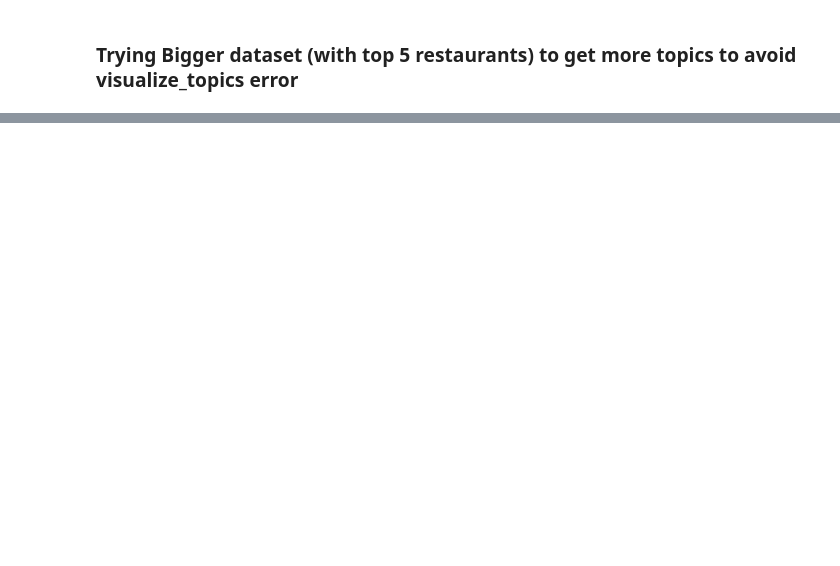
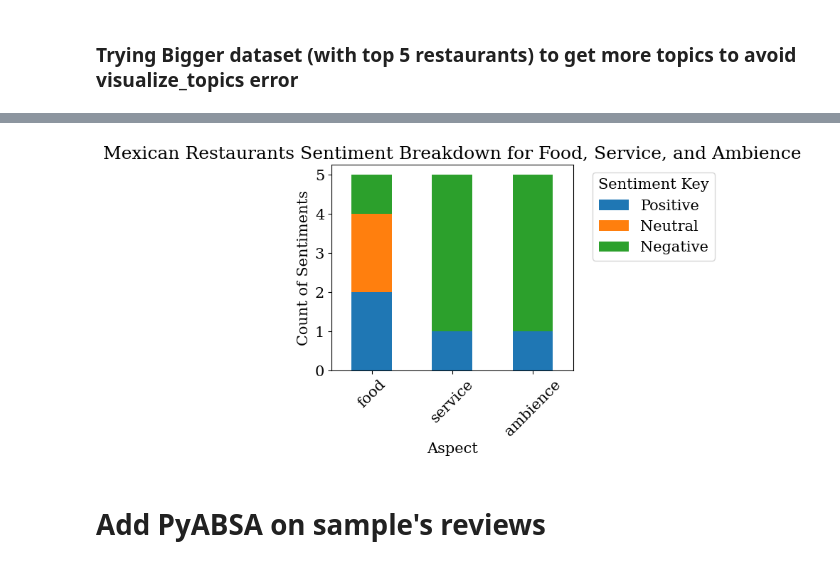
Before and after one commit to mindyng/2024-Business-Projects, a Jupyter notebook: yelp-reviews-analysis.ipynb, the cells around one changed output, grey strips where cells are left out. Drawn from its saved outputs; the diff is of its cells as text; code cells hidden in the pictures; blank space fills up the shorter version.

```diff
--- a/yelp-reviews-analysis.ipynb
+++ b/yelp-reviews-analysis.ipynb
@@ -1220,0 +1497,11 @@ These different embeddings create topics that make more sense because selected w
+# %%
+aspects = ["food", "service", "ambience"]
+
+def absa_general(text):
+
+    d = {}
+    for aspect in aspects:
+        d[aspect] = classifier(text,  text_pair=aspect)[0].get('label')
+    return d
+
+sample2['absa_gen'] = sample2.apply(lambda row: absa_general(row['clean_text']), axis=1)
@@ -1220,0 +1517,7 @@ These different embeddings create topics that make more sense because selected w
+# %%
+# Extract keys and create new columns
+for key in sample2['absa_gen'][0].keys():
+    sample2[key] = sample2['absa_gen'].apply(lambda x: x[key])
+
+# Display the updated DataFrame
+sample2
@@ -1220,0 +1531,43 @@ These different embeddings create topics that make more sense because selected w
+# %%
+# Extract keys and create new columns
+for key in sample2['absa_gen'][0].keys():
+    sample2[key] = sample2['absa_gen'].apply(lambda x: x[key])
+
+# Count occurrences of each sentiment for food, service, and ambience
+sentiments = ['Positive', 'Neutral', 'Negative']
+aspects = ['food', 'service', 'ambience']
+
+# Initialize an empty dictionary to hold the sentiment counts
+sentiment_counts = {aspect: {sentiment: 0 for sentiment in sentiments} for aspect in aspects}
+
+# Populate the sentiment counts
+for aspect in aspects:
+    counts = sample2[aspect].value_counts()
+    for sentiment in sentiments:
+        if sentiment in counts:
+            sentiment_counts[aspect][sentiment] = counts[sentiment]
+
+# Create a DataFrame from sentiment counts
+sentiment_df = pd.DataFrame(sentiment_counts)
+
+# Plot the stacked bar chart
+sentiment_df.T.plot(kind='bar', stacked=True)
+
+# Customize the chart
+plt.title('Mexican Restaurants Sentiment Breakdown for Food, Service, and Ambience')
+plt.xlabel('Aspect')
+plt.ylabel('Count of Sentiments')
+plt.xticks(rotation=45)
+
+# Place the legend outside the plot
+plt.legend(title='Sentiment Key', bbox_to_anchor=(1.05, 1), loc='upper left')
+
+# Adjust the layout to make room for the legend
+plt.tight_layout()
+
+# Show the plot
+plt.show()
+# %% [output]
+[figure, added]
+# %% [markdown]
+# Add PyABSA on sample's reviews
```
Also changed, not shown: parts of 72 cells of this notebook.
